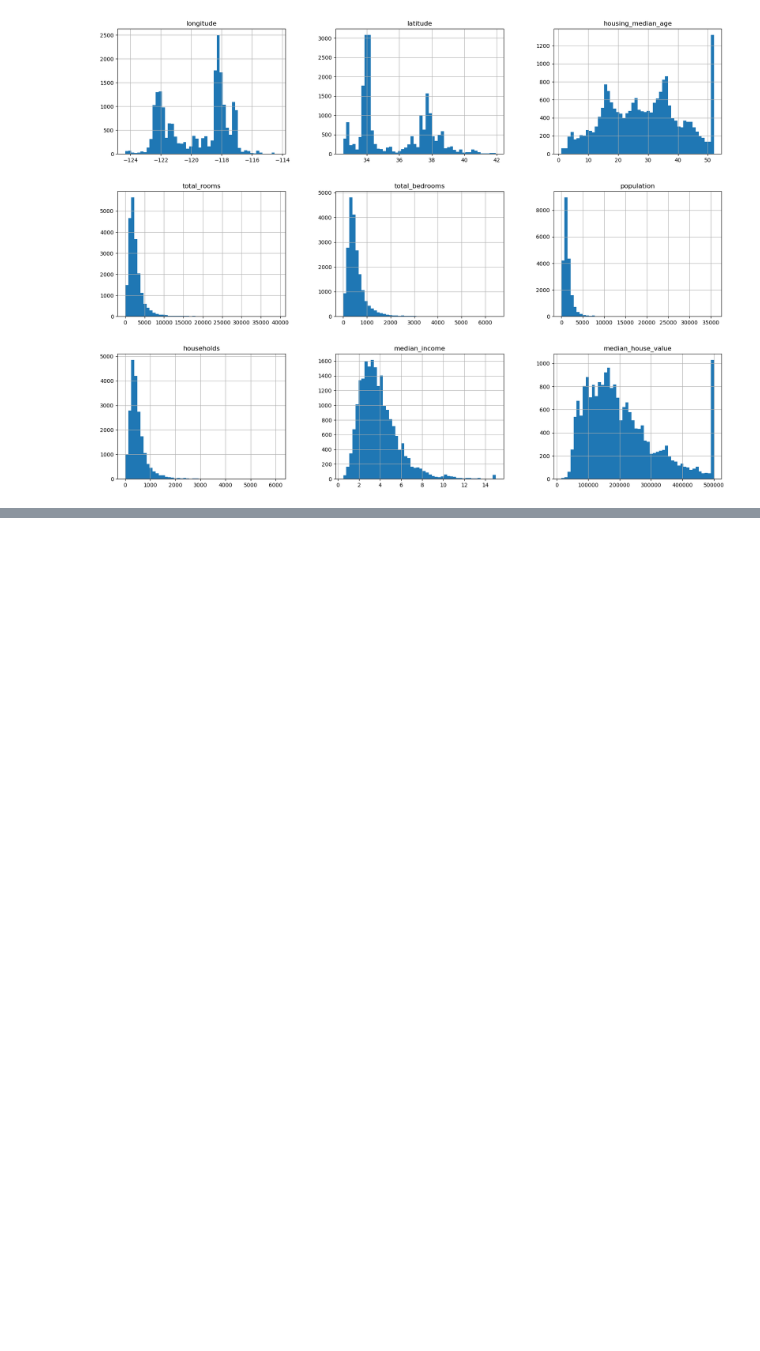
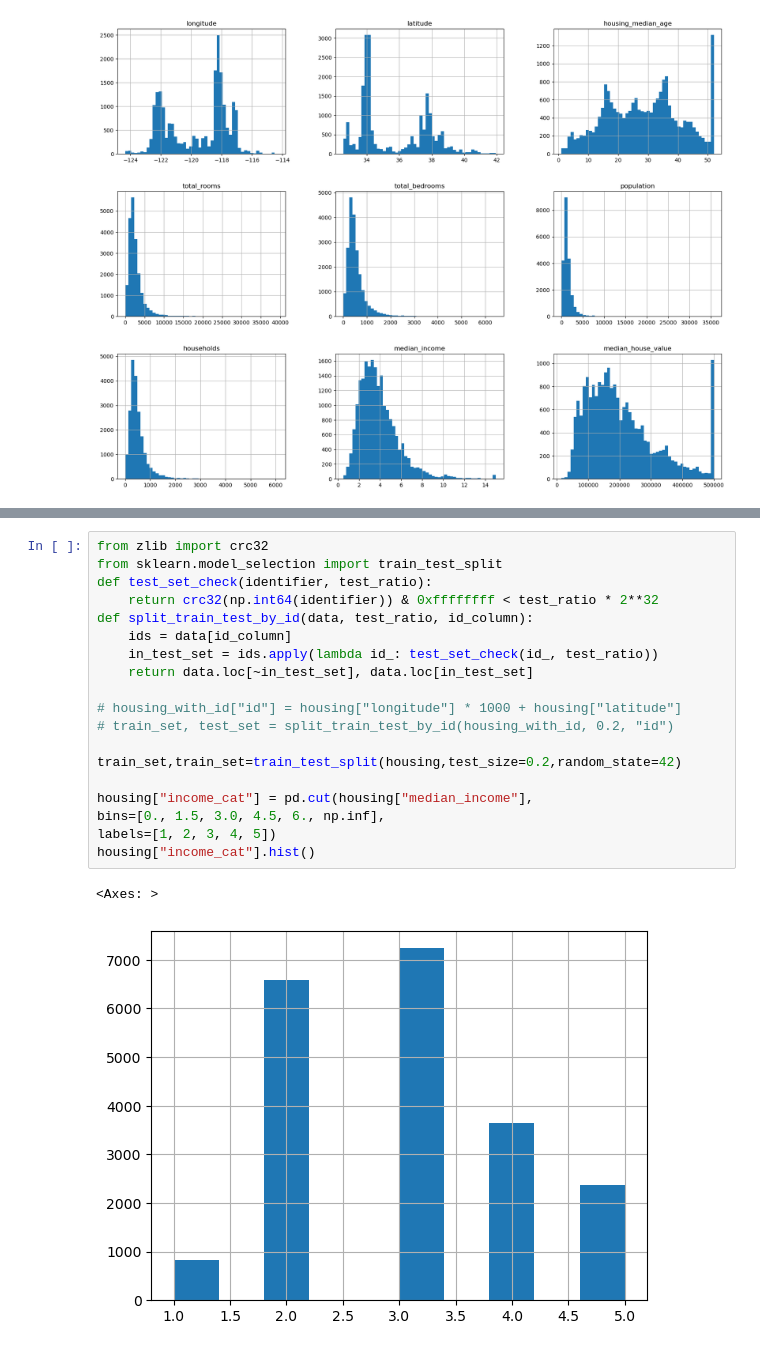
Before and after one commit to AdelZahid/Machine_learning_practice, a Jupyter notebook: Adel/ML_supervised/firstdataml.ipynb, the cells around one changed output, grey strips where cells are left out. Drawn from its saved outputs; the diff is of its cells as text; blank space fills up the shorter version.

```diff
--- a/Adel/ML_supervised/firstdataml.ipynb
+++ b/Adel/ML_supervised/firstdataml.ipynb
@@ -407,0 +426,22 @@ plt.show()
+# %%
+from zlib import crc32
+from sklearn.model_selection import train_test_split
+def test_set_check(identifier, test_ratio):
+    return crc32(np.int64(identifier)) & 0xffffffff < test_ratio * 2**32
+def split_train_test_by_id(data, test_ratio, id_column):
+    ids = data[id_column]
+    in_test_set = ids.apply(lambda id_: test_set_check(id_, test_ratio))
+    return data.loc[~in_test_set], data.loc[in_test_set]
+
+# housing_with_id["id"] = housing["longitude"] * 1000 + housing["latitude"]
+# train_set, test_set = split_train_test_by_id(housing_with_id, 0.2, "id")
+
+train_set,train_set=train_test_split(housing,test_size=0.2,random_state=42)
+
+housing["income_cat"] = pd.cut(housing["median_income"],
+bins=[0., 1.5, 3.0, 4.5, 6., np.inf],
+labels=[1, 2, 3, 4, 5])
+housing["income_cat"].hist()
+# %% [output]
+<Axes: >
+[figure, added]
```
Also changed, not shown: parts of 16 cells of this notebook, 5 other files.
